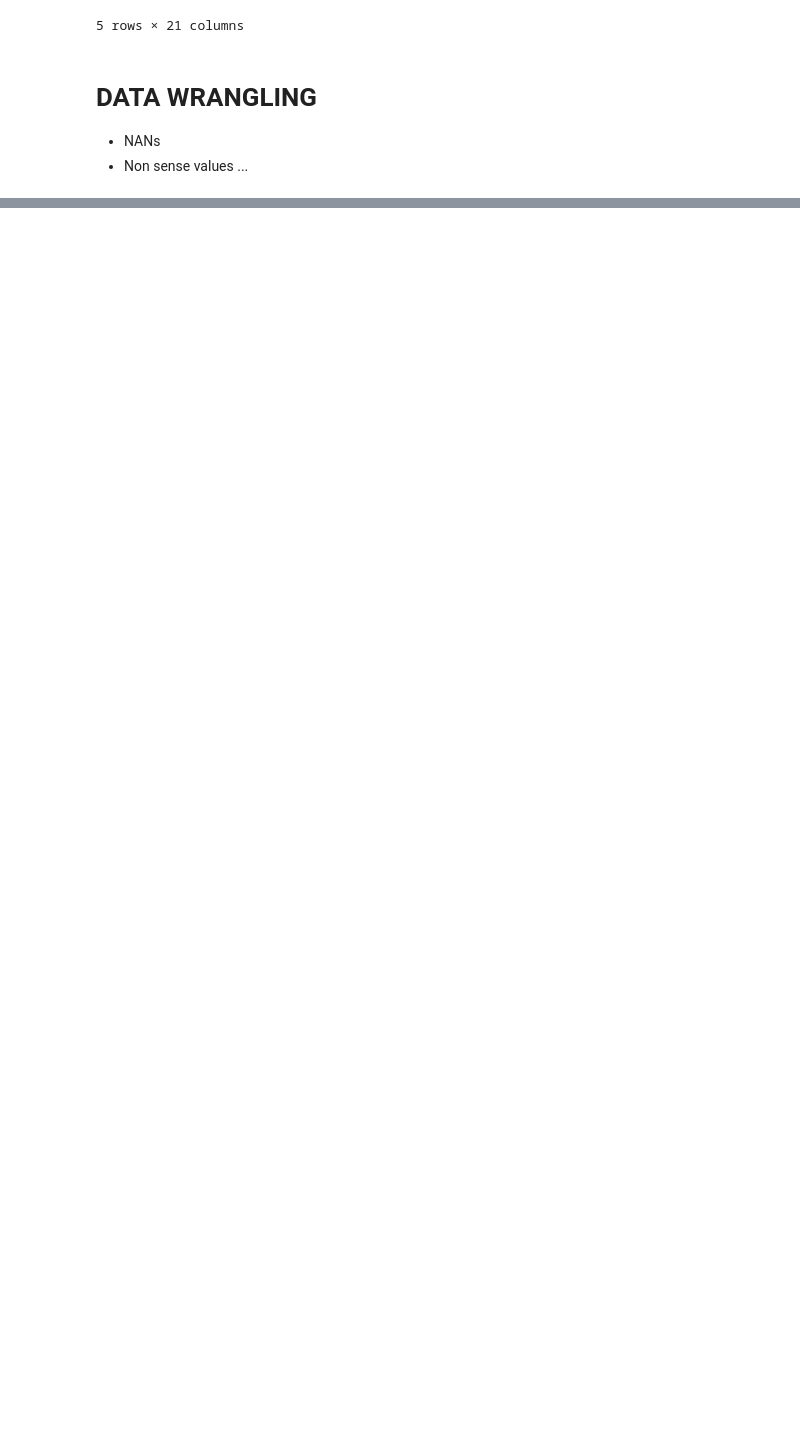
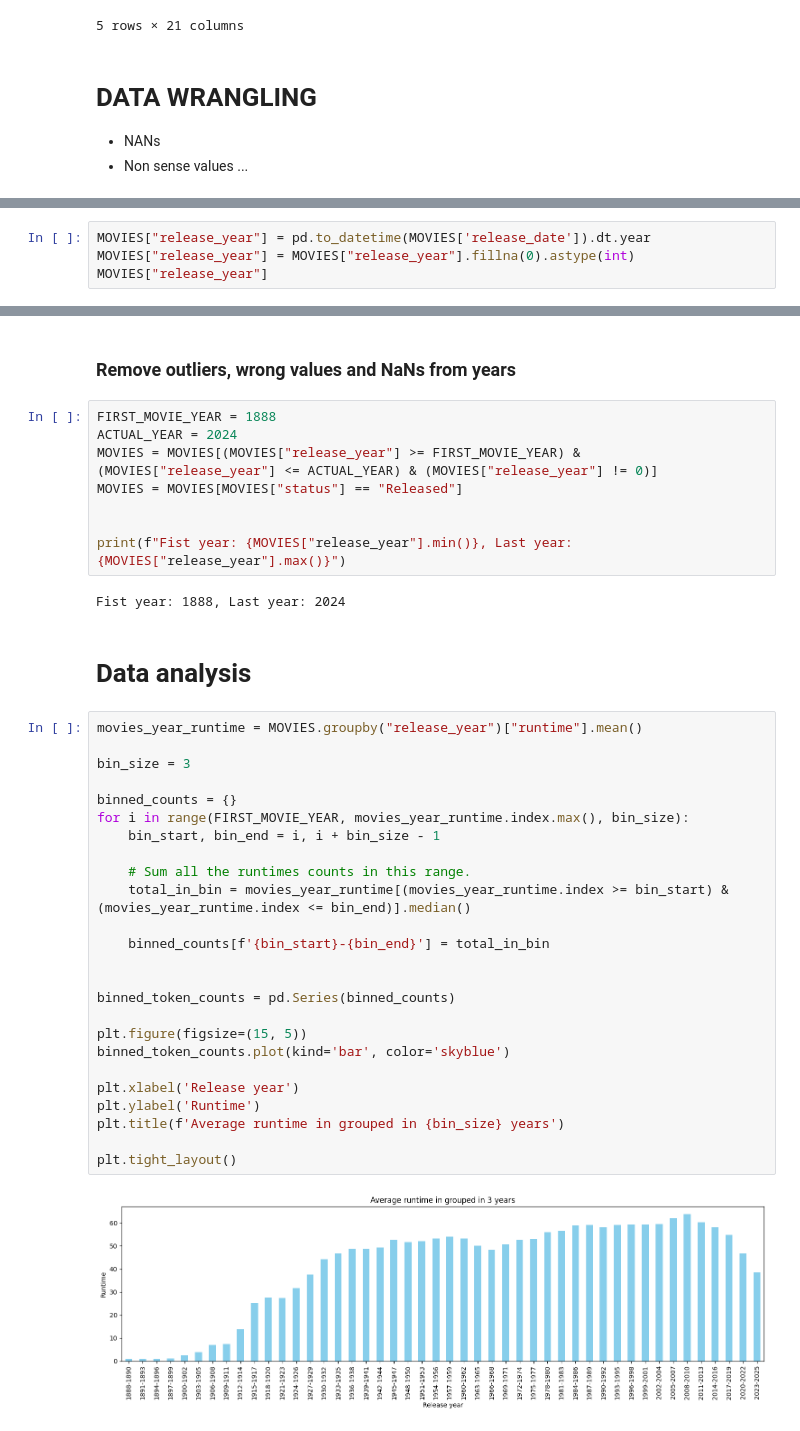
Before and after one commit to epfl-ada/ada-2024-project-alpacadreamagency, a Jupyter notebook: results.ipynb, the cells around one changed output, grey strips where cells are left out. Drawn from its saved outputs; the diff is of its cells as text; blank space fills up the shorter version.

Commit message:
Release year Wrangling and

```diff
--- a/results.ipynb
+++ b/results.ipynb
@@ -38,0 +43,4 @@ MOVIES.head()
+# %%
+MOVIES["release_year"] = pd.to_datetime(MOVIES['release_date']).dt.year
+MOVIES["release_year"] = MOVIES["release_year"].fillna(0).astype(int)
+MOVIES["release_year"]
@@ -38,0 +60,41 @@ MOVIES.head()
+# %% [markdown]
+### Remove outliers, wrong values and NaNs from years
+# %%
+FIRST_MOVIE_YEAR = 1888
+ACTUAL_YEAR = 2024
+MOVIES = MOVIES[(MOVIES["release_year"] >= FIRST_MOVIE_YEAR) & (MOVIES["release_year"] <= ACTUAL_YEAR) & (MOVIES["release_year"] != 0)]
+MOVIES = MOVIES[MOVIES["status"] == "Released"]
+
+
+print(f"Fist year: {MOVIES["release_year"].min()}, Last year: {MOVIES["release_year"].max()}")
+# %% [output]
+Fist year: 1888, Last year: 2024
+# %% [markdown]
+# Data analysis
+# %%
+movies_year_runtime = MOVIES.groupby("release_year")["runtime"].mean()
+
+bin_size = 3
+
+binned_counts = {}
+for i in range(FIRST_MOVIE_YEAR, movies_year_runtime.index.max(), bin_size):
+    bin_start, bin_end = i, i + bin_size - 1
+
+    # Sum all the runtimes counts in this range.
+    total_in_bin = movies_year_runtime[(movies_year_runtime.index >= bin_start) & (movies_year_runtime.index <= bin_end)].median()
+
+    binned_counts[f'{bin_start}-{bin_end}'] = total_in_bin
+
+
+binned_token_counts = pd.Series(binned_counts)
+
+plt.figure(figsize=(15, 5))
+binned_token_counts.plot(kind='bar', color='skyblue')
+
+plt.xlabel('Release year')
+plt.ylabel('Runtime')
+plt.title(f'Average runtime in grouped in {bin_size} years')
+
+plt.tight_layout()
+# %% [output]
+[figure, added]
```
Also changed, not shown: parts of 3 cells of this notebook.
